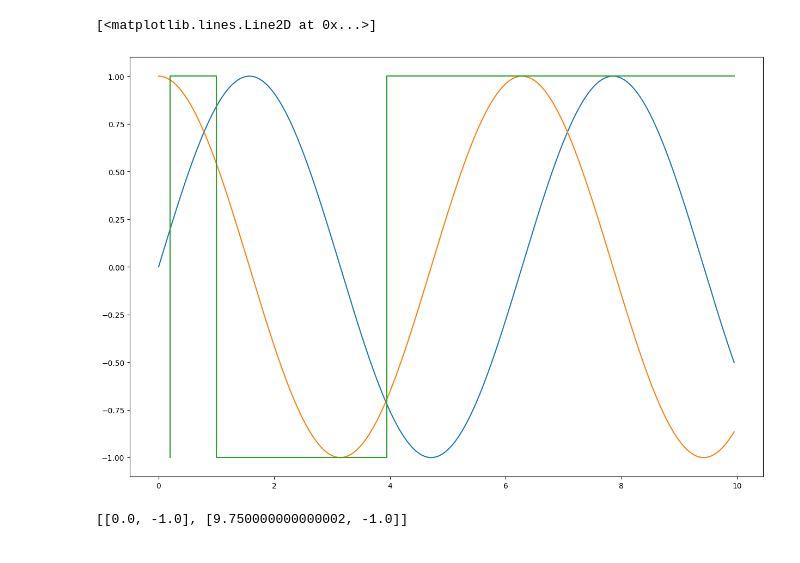
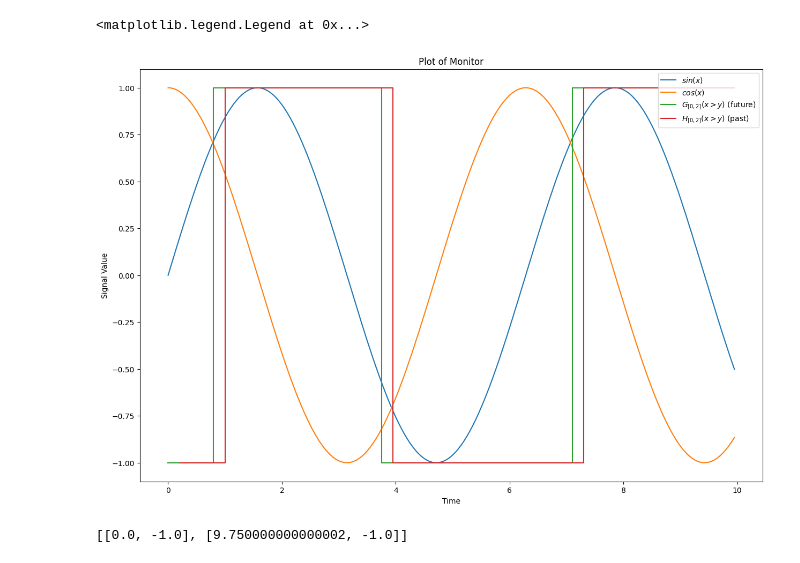
Before and after one commit to simonesilvetti/teaching_2024_cps, a Jupyter notebook: lab-1/getting_started.ipynb, the cells around one changed output. Cells and saved outputs as stored; diff of their text form; code cells hidden in the pictures.

```diff
--- a/lab-1/getting_started.ipynb
+++ b/lab-1/getting_started.ipynb
@@ -47,15 +54,23 @@ plt.step(arrayresults[:,0],arrayresults[:,1], where='post')
-# %%
-monitor = moonlightScript.getMonitor("past")
-time =list(np.arange(0,10,0.05))
-f1,f2 = np.sin(time),np.cos(time)
-space = list(zip(f1,f2))
-result = np.array(monitor.monitor(time,space))
-plt.plot(time,f1)
-plt.plot(time,f2)
-plt.step(result[:,0],result[:,1])
-# %% [output]
-[<matplotlib.lines.Line2D at 0x...>]
-[figure, removed]
+# %%
+futureMonitor = moonlightScript.getMonitor("future")
+pastMonitor = moonlightScript.getMonitor("past")
+signals = list(zip(f1,f2))
+result_future = np.array(futureMonitor.monitor(time,signals))
+result_past = np.array(pastMonitor.monitor(time,signals))
+
+
+plt.rcParams["figure.figsize"] = (15,10)
+plt.plot(time,f1, label = '$sin(x)$')
+plt.plot(time,f2, label = '$cos(x)$')
+plt.step(result_future[:,0],result_future[:,1], where='post', label="$G_{[0,2]}(x>y)$ (future)")
+plt.step(result_past[:,0],result_past[:,1], where='post', label="$H_{[0,2]}(x>y)$ (past)")
+plt.title("Plot of Monitor")
+plt.xlabel("Time")
+plt.ylabel("Signal Value")
+plt.legend()
+# %% [output]
+<matplotlib.legend.Legend at 0x...>
+[figure, added]
 # %%
 script = """
 signal { real x; }
```
Also changed, not shown: parts of 8 cells of this notebook, 6 other files.
